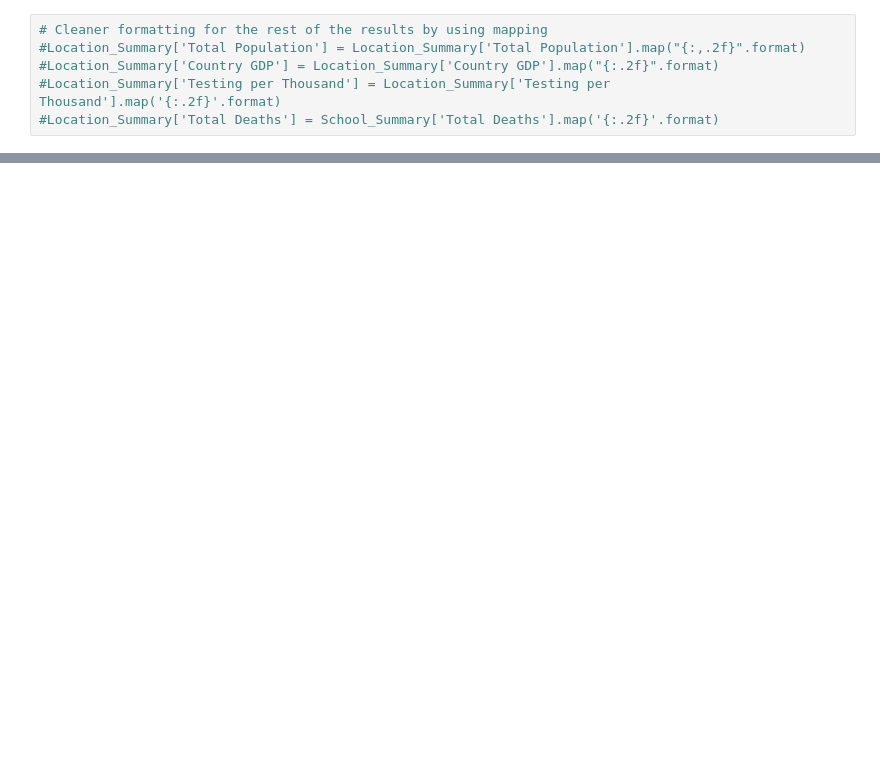
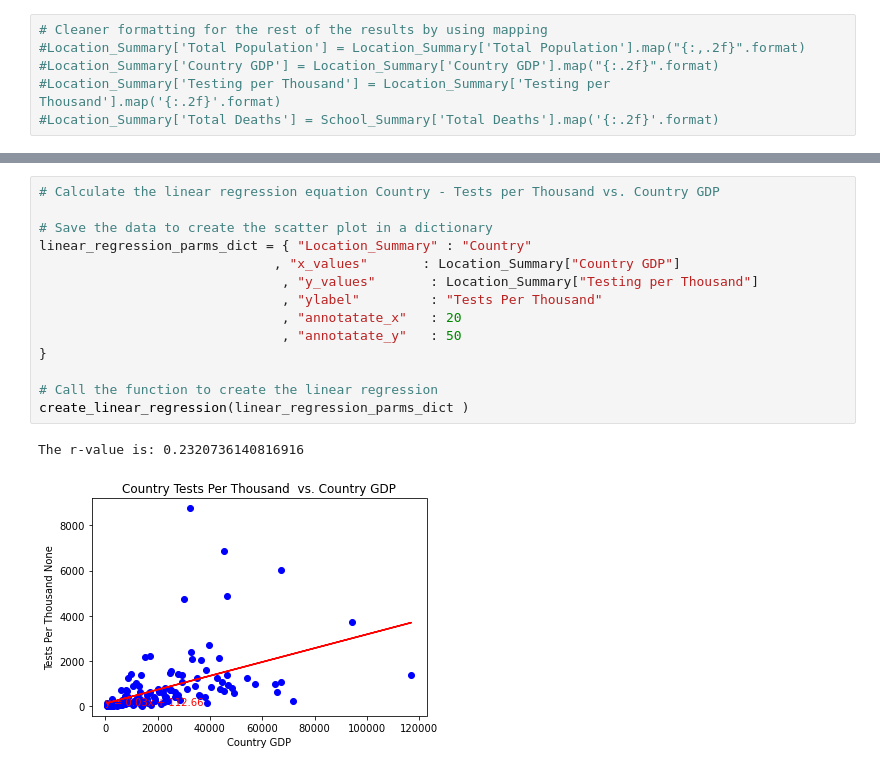
Before and after one commit to helloliamtwomey/DA_Project1, a Jupyter notebook: Project 1 Angela Notebook.ipynb, the cells around one changed output, grey strips where cells are left out. Drawn from its saved outputs; the diff is of its cells as text; blank space fills up the shorter version.

```diff
--- a/Project 1 Angela Notebook.ipynb
+++ b/Project 1 Angela Notebook.ipynb
@@ -287,3 +324,20 @@ The r-value is: 0.10742005107159894
+# %%
+# Calculate the linear regression equation Country - Tests per Thousand vs. Country GDP
+
+# Save the data to create the scatter plot in a dictionary
+linear_regression_parms_dict = { "Location_Summary" : "Country"
+                              , "x_values"       : Location_Summary["Country GDP"]
+                               , "y_values"       : Location_Summary["Testing per Thousand"]
+                               , "ylabel"         : "Tests Per Thousand"
+                               , "annotatate_x"   : 20
+                               , "annotatate_y"   : 50
+}
+
+# Call the function to create the linear regression
+create_linear_regression(linear_regression_parms_dict )
+# %% [output]
+The r-value is: 0.2320736140816916
+[figure, added]
 # %%
 # Calculate the linear regression equation Country - Total Deaths vs. Country GDP
 
```
Also changed, not shown: parts of 21 cells of this notebook.
